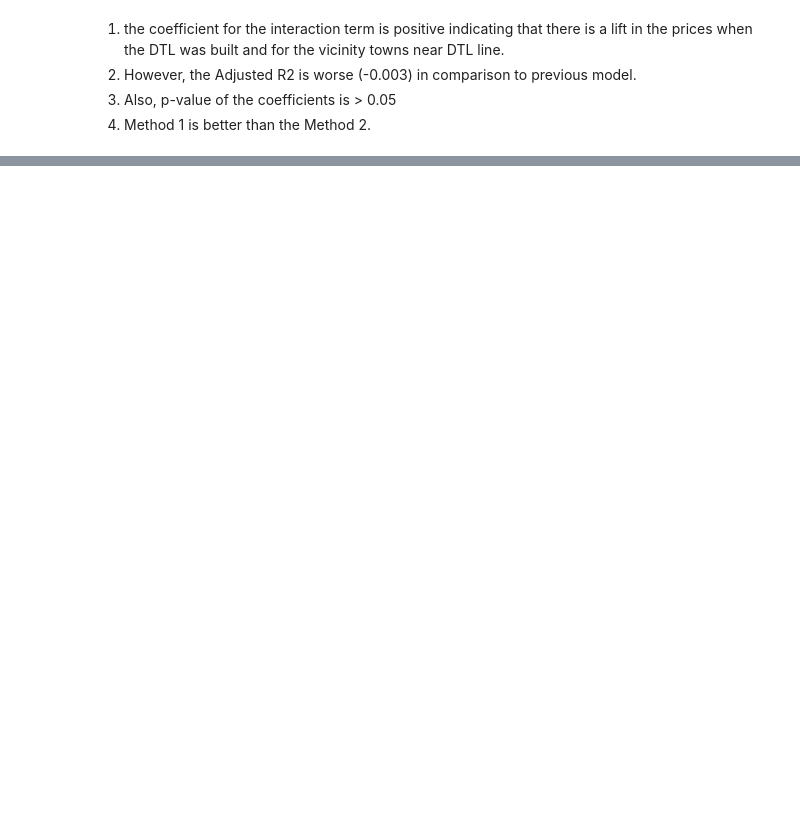
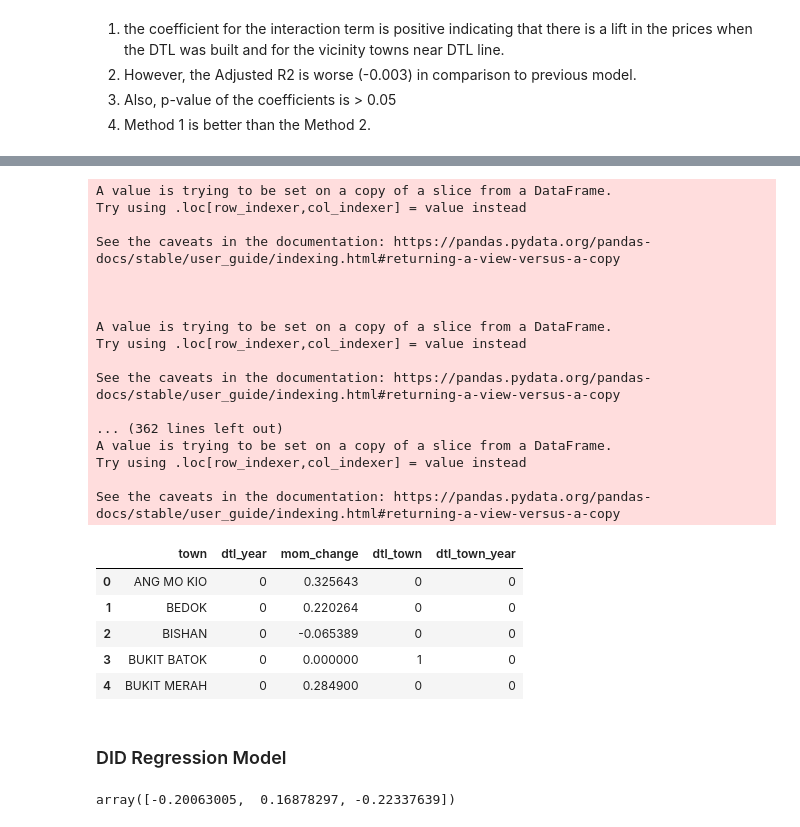
Before and after one commit to bhumikalamba/public_policy, a Jupyter notebook: hdb_resale/hdb_resale.ipynb, the cells around one changed output, grey strips where cells are left out. Cells and saved outputs as stored; diff of their text form; code cells hidden in the pictures; blank space fills up the shorter version.

Commit message:
townwise and treatment wise % change calculation

```diff
--- a/hdb_resale/hdb_resale.ipynb
+++ b/hdb_resale/hdb_resale.ipynb
@@ -420,0 +432,73 @@ Notes:
+# %%
+initial_parquet_copy_test =  initial_parquet_copy_test[initial_parquet_copy_test['resale_year'] <=2015]
+
+graphed = initial_parquet_copy_test.groupby(['month_year', 'town'], as_index=False)['psf'].median()
+graphed['resale_year'] = graphed['month_year'].dt.year
+
+graphed['dtl_year'] = graphed.apply(dtl_year, axis=1)
+graphed['dtl_town'] = graphed.apply(dtl_town, axis=1)
+
+graphed_0 = graphed[graphed['dtl_year'] == 0]
+graphed_1 = graphed[graphed['dtl_year'] == 1]
+
+value_0 = []
+value_1 = []
+
+town_list = list(graphed_0.town.unique())
+
+for t in town_list:
+    graphed_t = graphed_0[graphed_0['town'] == t]
+    graphed_t['mom_resale_price'] = graphed_t['psf'].pct_change() * 100
+    value_0.append(graphed_t['mom_resale_price'].median())
+
+for t in town_list:
+    graphed_t = graphed_1[graphed_1['town'] == t]
+    graphed_t['mom_resale_price'] = graphed_t['psf'].pct_change() * 100
+    value_1.append(graphed_t['mom_resale_price'].median())
+
+# Create the dataframe for DID regression analysis
+towns = town_list + town_list
+dtl_year = [0]*len(town_list) + [1]*len(town_list)
+final = pd.DataFrame({'town': towns, 'dtl_year': dtl_year, 'mom_change': value_0 + value_1})
+final['dtl_town'] =  final.apply(dtl_town, axis=1)
+final['dtl_town_year'] = final['dtl_town'] * final['dtl_year']
+
+# Drop the na due to mom calculations
+final.dropna(inplace=True)
+final.head()
+# %% [output]
+A value is trying to be set on a copy of a slice from a DataFrame.
+Try using .loc[row_indexer,col_indexer] = value instead
+
+See the caveats in the documentation: https://pandas.pydata.org/pandas-docs/stable/user_guide/indexing.html#returning-a-view-versus-a-copy
+
+
+
+A value is trying to be set on a copy of a slice from a DataFrame.
+Try using .loc[row_indexer,col_indexer] = value instead
+
+See the caveats in the documentation: https://pandas.pydata.org/pandas-docs/stable/user_guide/indexing.html#returning-a-view-versus-a-copy
+
+... (362 lines left out)
+A value is trying to be set on a copy of a slice from a DataFrame.
+Try using .loc[row_indexer,col_indexer] = value instead
+
+See the caveats in the documentation: https://pandas.pydata.org/pandas-docs/stable/user_guide/indexing.html#returning-a-view-versus-a-copy
+|  | town | dtl_year | mom_change | dtl_town | dtl_town_year |
+| 0 | ANG MO KIO | 0 | 0.325643 | 0 | 0 |
+| 1 | BEDOK | 0 | 0.220264 | 0 | 0 |
+| 2 | BISHAN | 0 | -0.065389 | 0 | 0 |
+| 3 | BUKIT BATOK | 0 | 0.000000 | 1 | 0 |
+| 4 | BUKIT MERAH | 0 | 0.284900 | 0 | 0 |
+# %% [markdown]
+### DID Regression Model
+# %%
+x = final[['dtl_town_year', 'dtl_year', 'dtl_town']]
+y = final['mom_change']
+
+from sklearn.linear_model import LinearRegression
+
+model = LinearRegression().fit(x, y)
+model.coef_
+# %% [output]
+array([-0.20063005,  0.16878297, -0.22337639])
```
Also changed, not shown: parts of 7 cells of this notebook.
